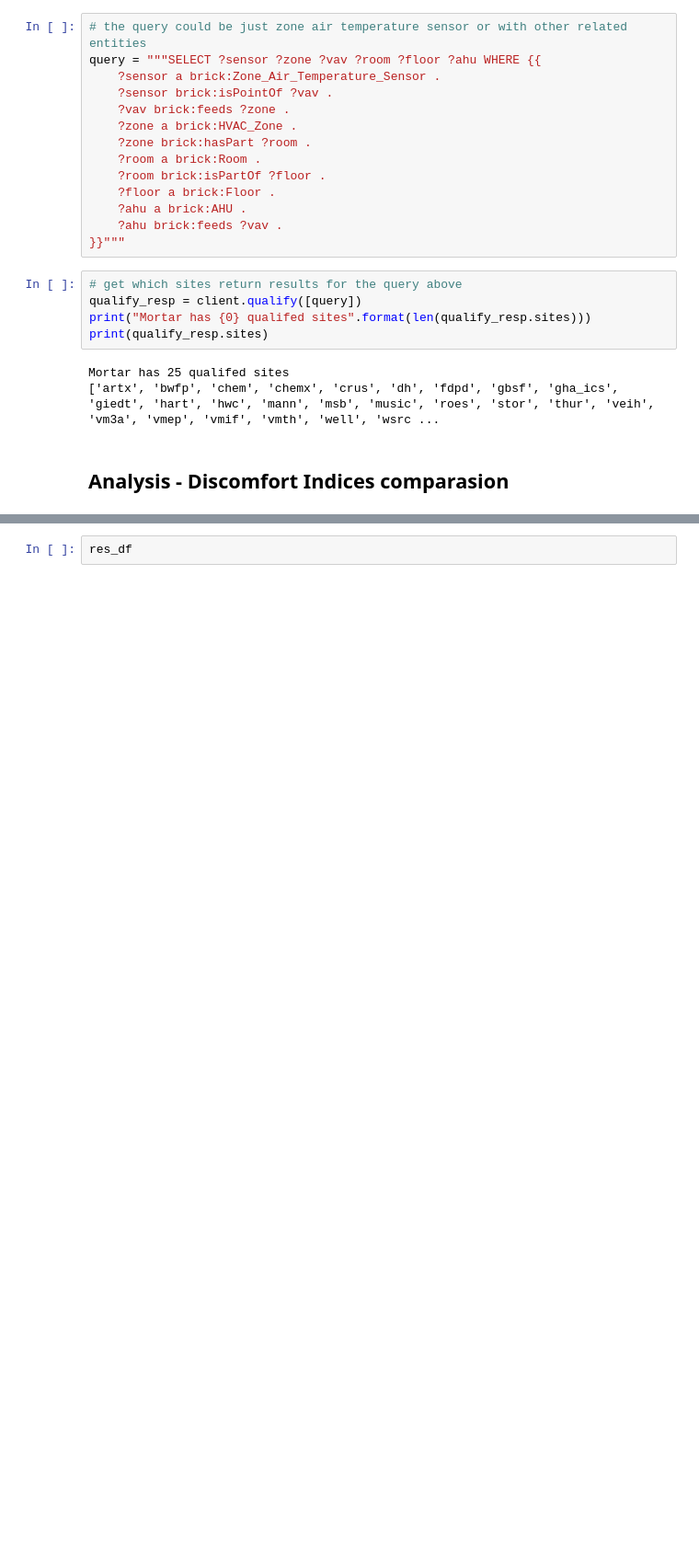
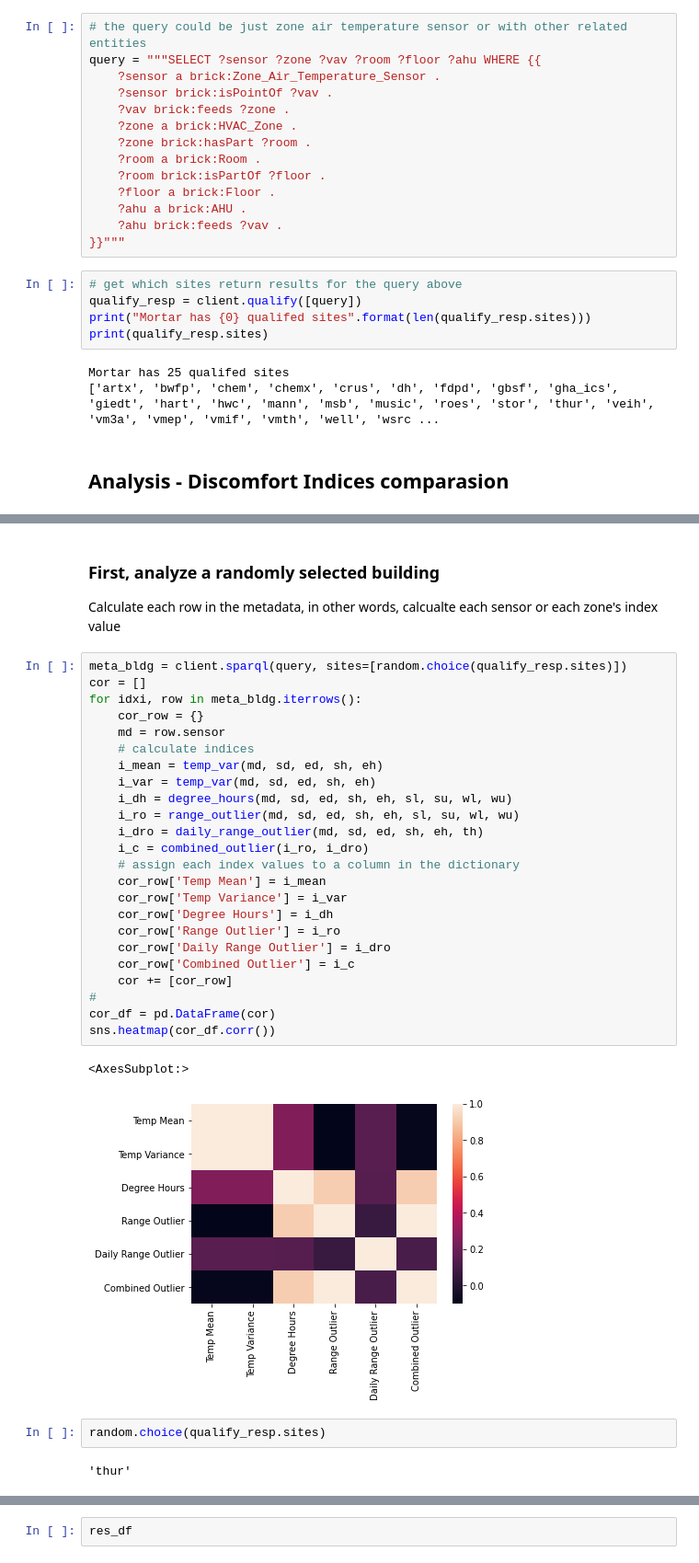
Before and after one commit to ruijis/mortardata_comfort_evaluation, a Jupyter notebook: ASHRAE_2022.ipynb, the cells around one changed output, grey strips where cells are left out. Shown: that part at 92% size. Drawn from its saved outputs; the diff is of its cells as text; blank space fills up the shorter version.

```diff
--- a/ASHRAE_2022.ipynb
+++ b/ASHRAE_2022.ipynb
@@ -58,0 +76,34 @@ metadata_all = client.sparql(query, sites=qualify_resp.sites)
+# %% [markdown]
+### First, analyze a randomly selected building
+Calculate each row in the metadata, in other words, calcualte each sensor or each zone's index value
+# %%
+meta_bldg = client.sparql(query, sites=[random.choice(qualify_resp.sites)])
+cor = []
+for idxi, row in meta_bldg.iterrows():
+    cor_row = {}
+    md = row.sensor
+    # calculate indices
+    i_mean = temp_var(md, sd, ed, sh, eh)
+    i_var = temp_var(md, sd, ed, sh, eh)
+    i_dh = degree_hours(md, sd, ed, sh, eh, sl, su, wl, wu)
+    i_ro = range_outlier(md, sd, ed, sh, eh, sl, su, wl, wu)
+    i_dro = daily_range_outlier(md, sd, ed, sh, eh, th)
+    i_c = combined_outlier(i_ro, i_dro)
+    # assign each index values to a column in the dictionary
+    cor_row['Temp Mean'] = i_mean
+    cor_row['Temp Variance'] = i_var
+    cor_row['Degree Hours'] = i_dh
+    cor_row['Range Outlier'] = i_ro
+    cor_row['Daily Range Outlier'] = i_dro
+    cor_row['Combined Outlier'] = i_c
+    cor += [cor_row]
+#
+cor_df = pd.DataFrame(cor)
+sns.heatmap(cor_df.corr())
+# %% [output]
+<AxesSubplot:>
+[figure, added]
+# %%
+random.choice(qualify_resp.sites)
+# %% [output]
+'thur'
```
Also changed, not shown: parts of 12 cells of this notebook, 10 other files.
